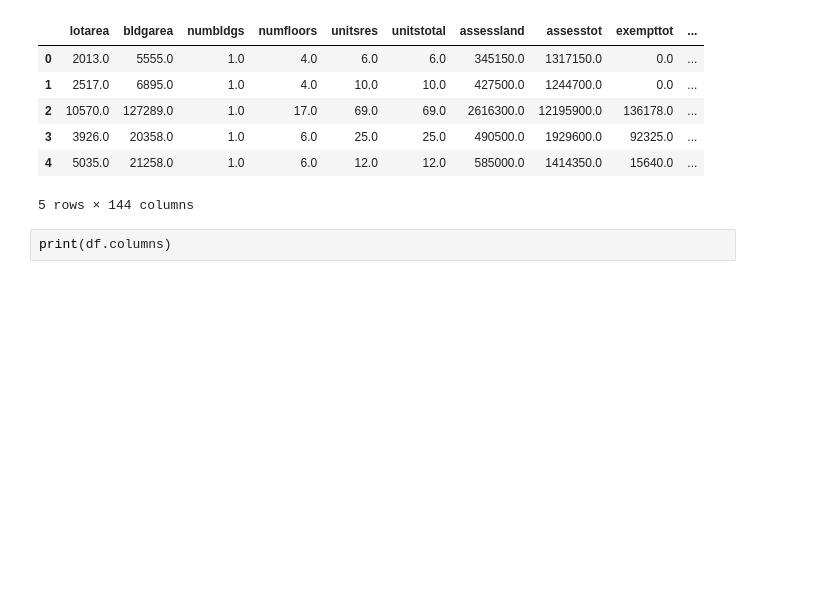
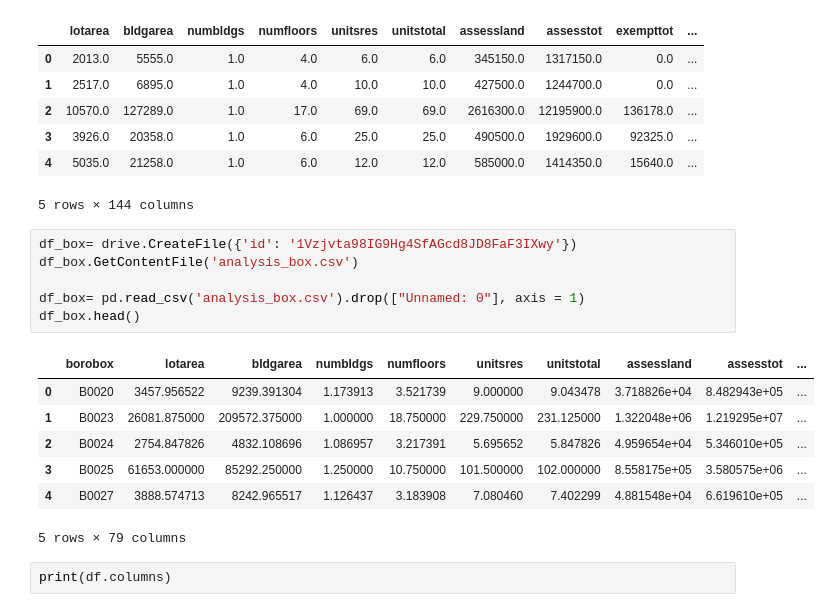
Before and after one commit to KaiElwood/machine-learning-final, a Jupyter notebook: code/04b_analysis_naivebayes_gaussianprocess.ipynb, the cells around one changed output. Saved outputs shown, nothing was run; the diff lists cells and outputs as text; blank space fills up the shorter version.

```diff
--- a/code/04b_analysis_naivebayes_gaussianprocess.ipynb
+++ b/code/04b_analysis_naivebayes_gaussianprocess.ipynb
@@ -66,6 +66,20 @@ df.head()
 | 3 | 3926.0 | 20358.0 | 1.0 | 6.0 | 25.0 | 25.0 | 490500.0 | 1929600.0 | 92325.0 | ... |
 | 4 | 5035.0 | 21258.0 | 1.0 | 6.0 | 12.0 | 12.0 | 585000.0 | 1414350.0 | 15640.0 | ... |
 5 rows × 144 columns
+# %%
+df_box= drive.CreateFile({'id': '1Vzjvta98IG9Hg4SfAGcd8JD8FaF3IXwy'})
+df_box.GetContentFile('analysis_box.csv')
+
+df_box= pd.read_csv('analysis_box.csv').drop(["Unnamed: 0"], axis = 1)
+df_box.head()
+# %% [output]
+|  | borobox | lotarea | bldgarea | numbldgs | numfloors | unitsres | unitstotal | assessland | assesstot | ... |
+| 0 | B0020 | 3457.956522 | 9239.391304 | 1.173913 | 3.521739 | 9.000000 | 9.043478 | 3.718826e+04 | 8.482943e+05 | ... |
+| 1 | B0023 | 26081.875000 | 209572.375000 | 1.000000 | 18.750000 | 229.750000 | 231.125000 | 1.322048e+06 | 1.219295e+07 | ... |
+| 2 | B0024 | 2754.847826 | 4832.108696 | 1.086957 | 3.217391 | 5.695652 | 5.847826 | 4.959654e+04 | 5.346010e+05 | ... |
+| 3 | B0025 | 61653.000000 | 85292.250000 | 1.250000 | 10.750000 | 101.500000 | 102.000000 | 8.558175e+05 | 3.580575e+06 | ... |
+| 4 | B0027 | 3888.574713 | 8242.965517 | 1.126437 | 3.183908 | 7.080460 | 7.402299 | 4.881548e+04 | 6.619610e+05 | ... |
+5 rows × 79 columns
 # %%
 print(df.columns)
 # %% [output]
```
Also changed, not shown: parts of 14 cells of this notebook.
